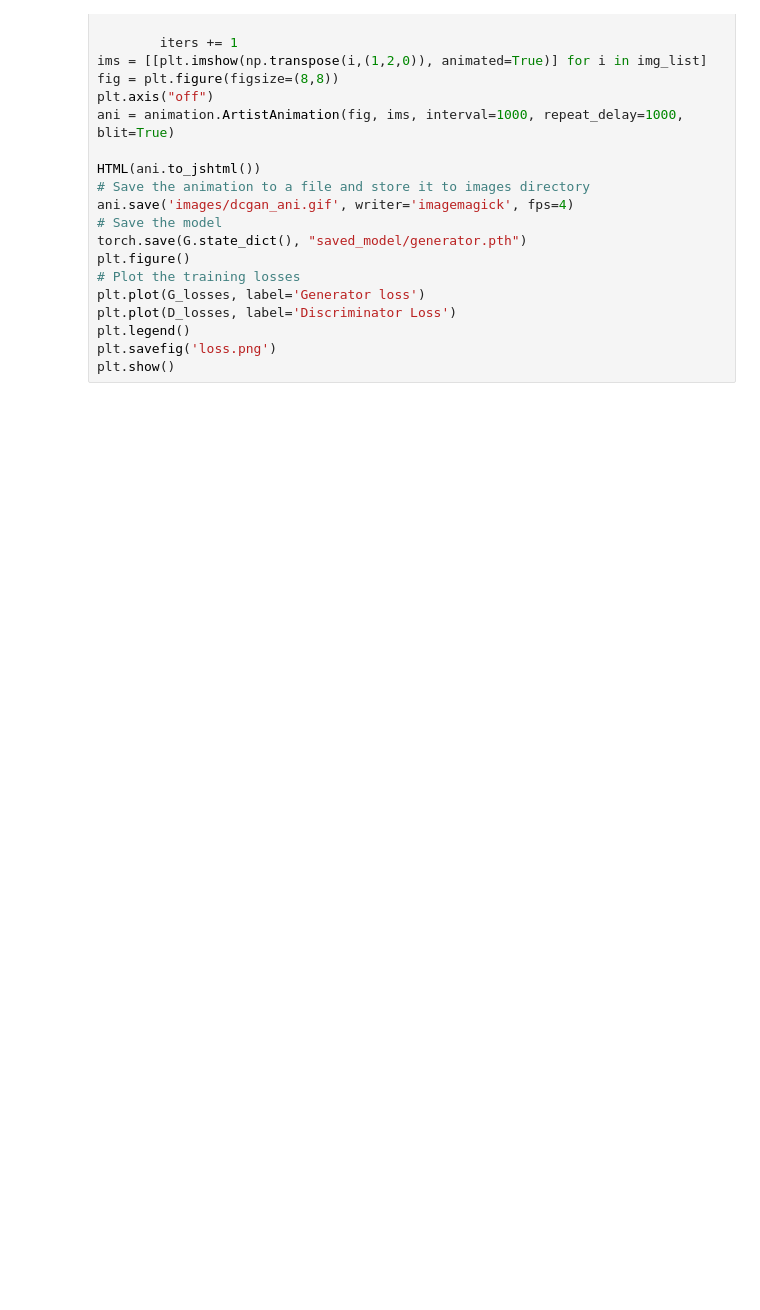
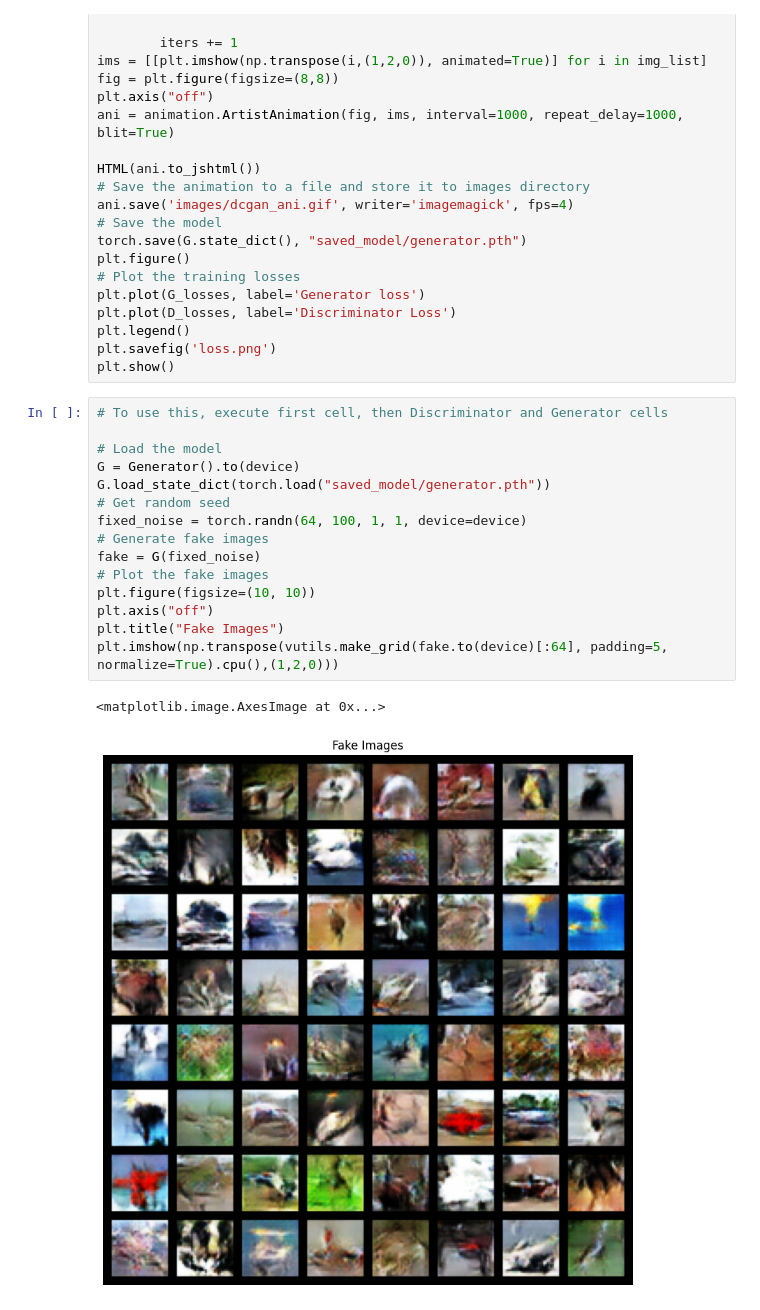
Before and after one commit to krzkro4122/image-generator, a Jupyter notebook: CifarGAN/CifarGAN.ipynb, the cells around one changed output. Drawn from its saved outputs; the diff is of its cells as text; blank space fills up the shorter version.

Commit message:
Added image generation, gif not working

```diff
--- a/CifarGAN/CifarGAN.ipynb
+++ b/CifarGAN/CifarGAN.ipynb
@@ -221,3 +247,21 @@ plt.plot(D_losses, label='Discriminator Loss')
 plt.legend()
 plt.savefig('loss.png')
 plt.show()
+# %%
+# To use this, execute first cell, then Discriminator and Generator cells
+
+# Load the model
+G = Generator().to(device)
+G.load_state_dict(torch.load("saved_model/generator.pth"))
+# Get random seed
+fixed_noise = torch.randn(64, 100, 1, 1, device=device)
+# Generate fake images
+fake = G(fixed_noise)
+# Plot the fake images
+plt.figure(figsize=(10, 10))
+plt.axis("off")
+plt.title("Fake Images")
+plt.imshow(np.transpose(vutils.make_grid(fake.to(device)[:64], padding=5, normalize=True).cpu(),(1,2,0)))
+# %% [output]
+<matplotlib.image.AxesImage at 0x...>
+[figure, added]
```
Also changed, not shown: parts of 3 cells of this notebook.
